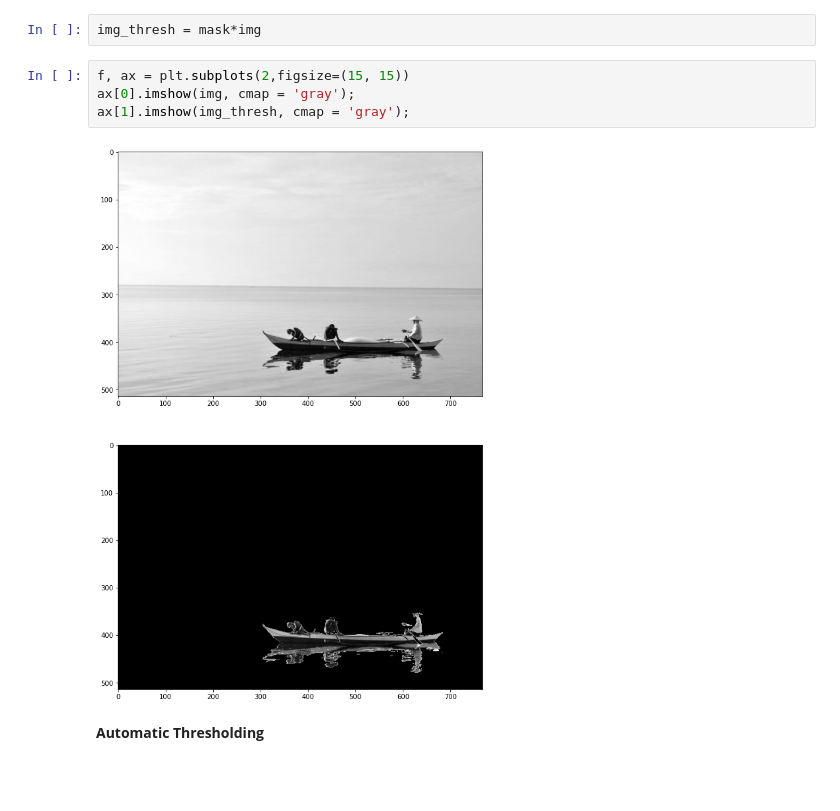
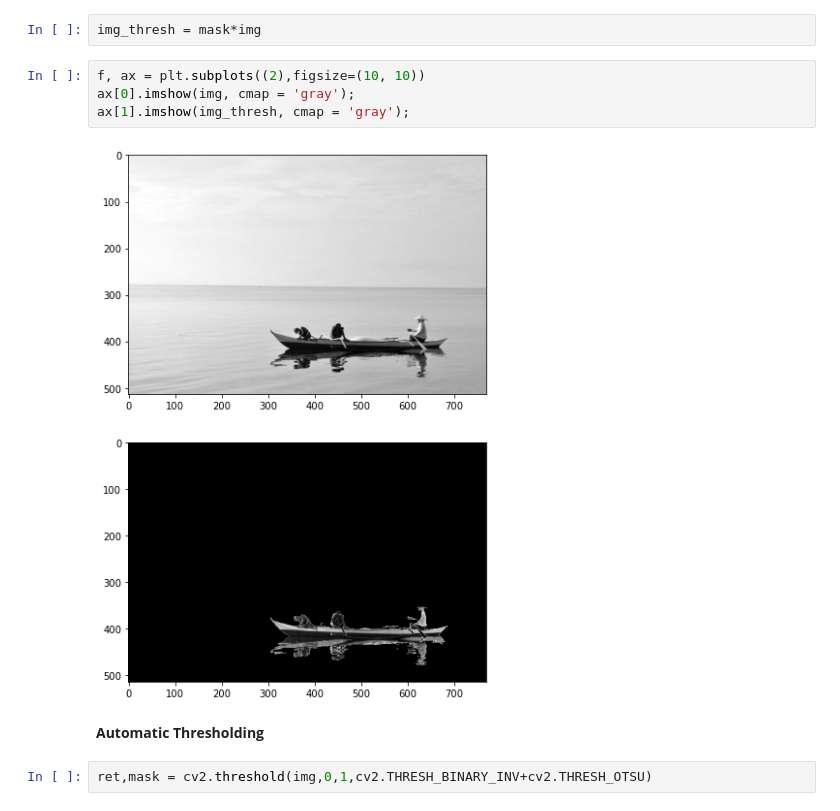
Before and after one commit to gokulg02/DEXBOT-CV-workshop, a Jupyter notebook: Image_filters_and_thresholding.ipynb, the cells around one changed output. Cells and saved outputs as stored; diff of their text form; blank space fills up the shorter version.

```diff
--- a/Image_filters_and_thresholding.ipynb
+++ b/Image_filters_and_thresholding.ipynb
@@ -35,10 +35,12 @@ plt.imshow(mask, cmap = 'gray');
 # %%
 img_thresh = mask*img
 # %%
-f, ax = plt.subplots(2,figsize=(15, 15))
+f, ax = plt.subplots((2),figsize=(10, 10))
 ax[0].imshow(img, cmap = 'gray');
 ax[1].imshow(img_thresh, cmap = 'gray');
 # %% [output]
-[figure, old version]
+[figure, new version]
 # %% [markdown]
 __Automatic Thresholding__
+# %%
+ret,mask = cv2.threshold(img,0,1,cv2.THRESH_BINARY_INV+cv2.THRESH_OTSU)
```
Also changed, not shown: parts of 5 cells of this notebook.
